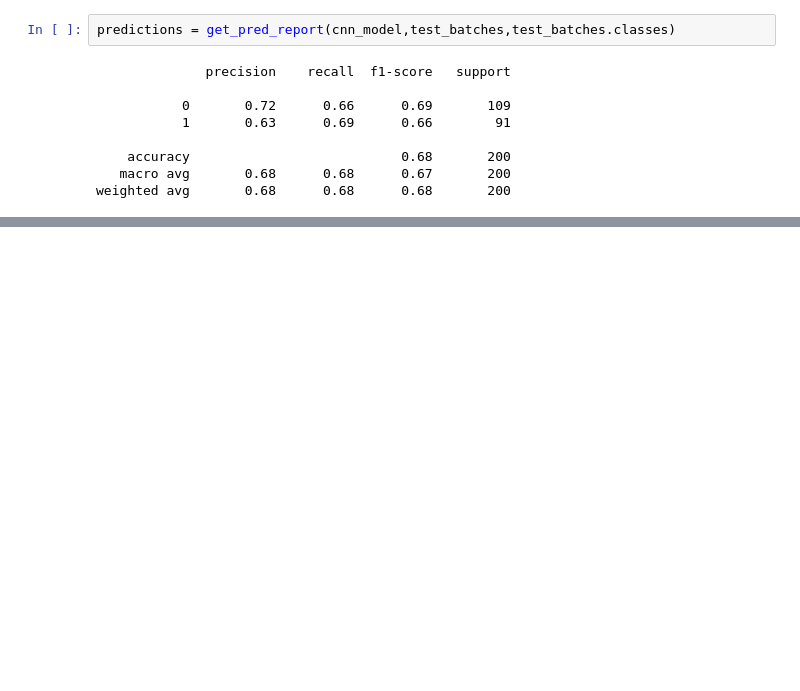
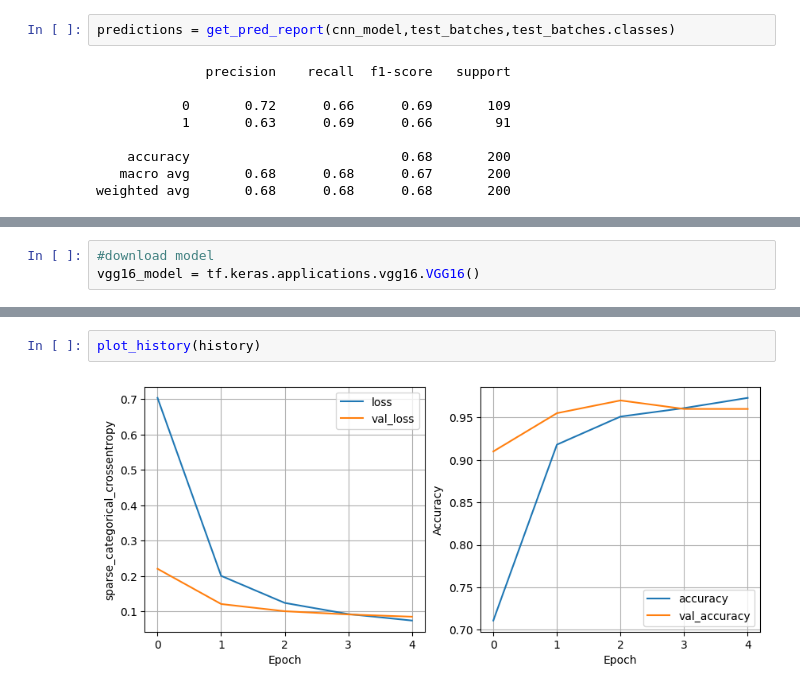
Before and after one commit to AntoniSopka97/Cat_Dog_Classifications_Keras, a Jupyter notebook: Cat_Dog_Classifications_use_Kearas.ipynb, the cells around one changed output, grey strips where cells are left out. Cells and saved outputs as stored; diff of their text form; blank space fills up the shorter version.

```diff
--- a/Cat_Dog_Classifications_use_Kearas.ipynb
+++ b/Cat_Dog_Classifications_use_Kearas.ipynb
@@ -307,0 +294,3 @@ cm = confusion_matrix(y_true = test_batches.classes, y_pred = predictions)
+# %%
+#download model
+vgg16_model = tf.keras.applications.vgg16.VGG16()
@@ -307,0 +388,4 @@ cm = confusion_matrix(y_true = test_batches.classes, y_pred = predictions)
+# %%
+plot_history(history)
+# %% [output]
+[figure, added]
```
Also changed, not shown: parts of 18 cells of this notebook.
